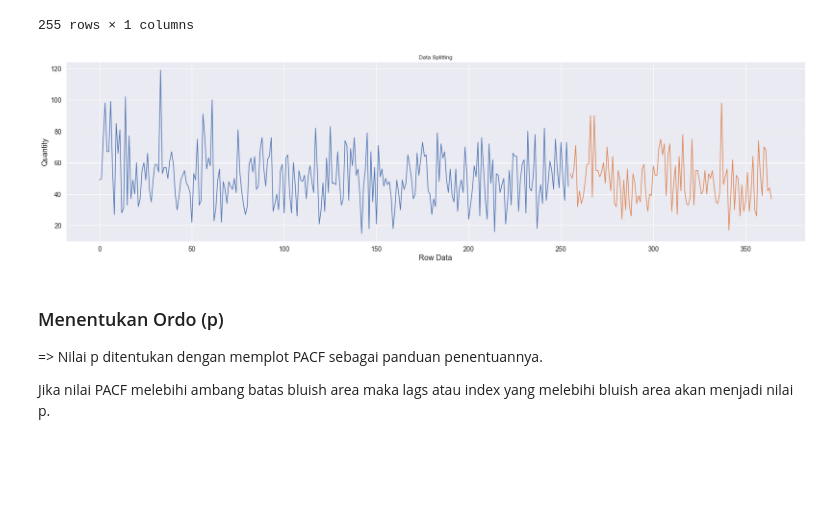
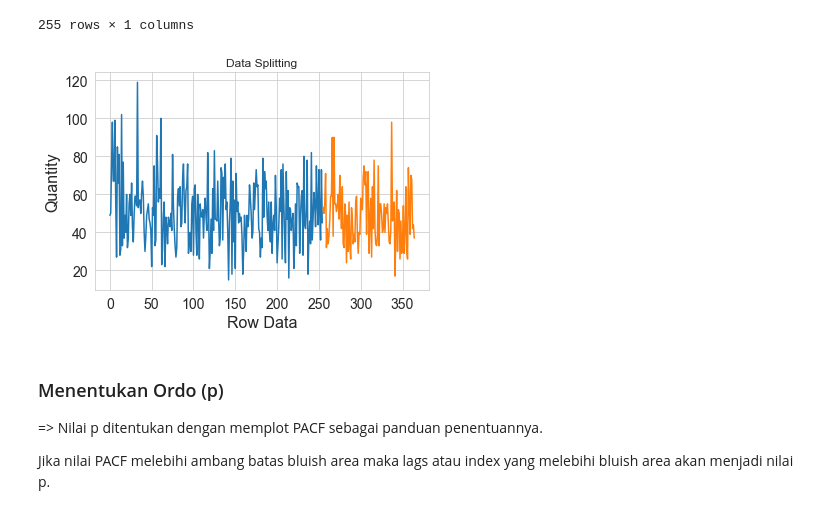
Before and after one commit to TheOX7/Final-Task-Kalbe, a Jupyter notebook: time_series.ipynb, the cells around one changed output. Cells and saved outputs as stored; diff of their text form; code cells hidden in the pictures; blank space fills up the shorter version.

```diff
--- a/time_series.ipynb
+++ b/time_series.ipynb
@@ -602,24 +535,24 @@ train
 # %%
 train_len = train.shape[0]
 data_len = df_grouped.shape[0]
 
 x_train = np.array(range(0, train_len))
 x_test = np.array(range(train_len, data_len))
 
-sns.set(rc={"figure.figsize": (28, 7)})
+# sns.set(rc={"figure.figsize": (28, 7)})
 
 sns.lineplot(x=x_train, y=train['Qty']).set(title='Data Splitting')
 sns.lineplot(x=x_test, y=test['Qty'])
 
 plt.xticks(fontsize=14)
 plt.yticks(fontsize=14)
 
 plt.xlabel('Row Data', fontsize=16)
 plt.ylabel('Quantity', fontsize=16)
 
 plt.show()
 # %% [output]
-[figure, old version]
+[figure, new version]
 # %% [markdown]
 ### Menentukan Ordo (p)
 => Nilai p ditentukan dengan memplot PACF sebagai panduan penentuannya.
```
Also changed, not shown: parts of 17 cells of this notebook.
